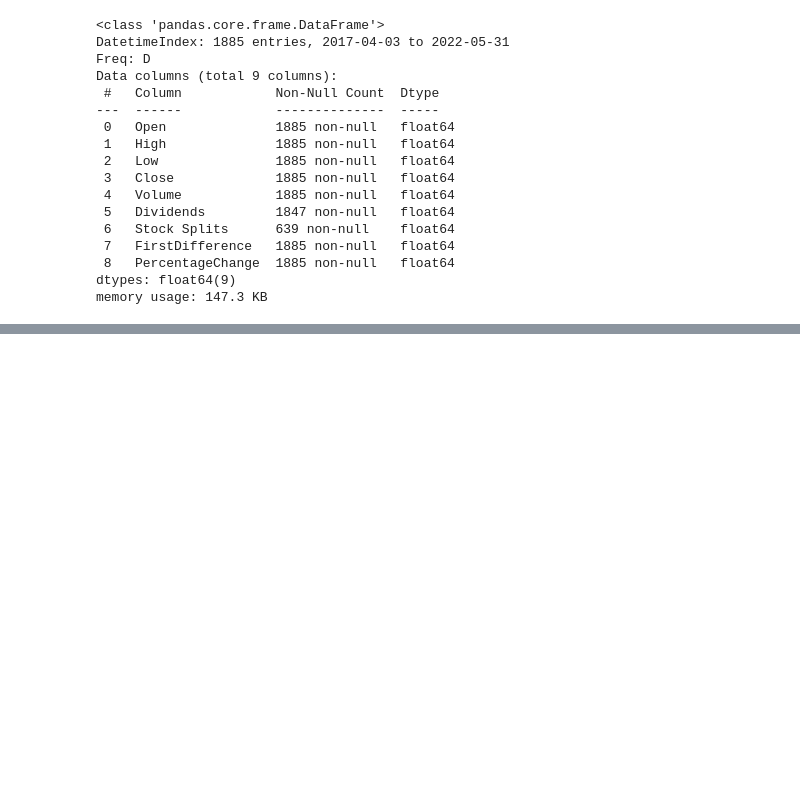
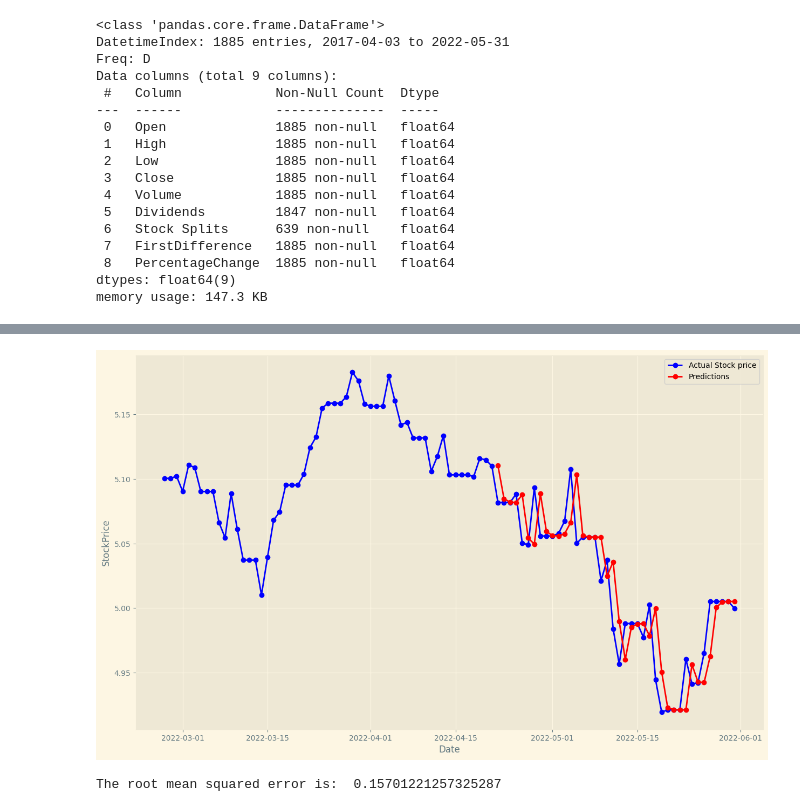
Before and after one commit to X99S5/Stock_Prediction_Model, a Jupyter notebook: Assignment.ipynb, the cells around one changed output, grey strips where cells are left out. Drawn from its saved outputs; the diff is of its cells as text; code cells hidden in the pictures; blank space fills up the shorter version.

```diff
--- a/Assignment.ipynb
+++ b/Assignment.ipynb
@@ -187 +263,35 @@ Warnings:
+# %%
+#close price prediction using SARIMAX
+trainData = tickerDfResample['Close'][0:1845]
+testData = pd.DataFrame(tickerDfResample['Close'][1845:])
+testData['Predictions'] = 0
+for i in range(len(testData)):
+    model = SARIMAX(trainData,order=(0,1,1))
+    modelFit = model.fit()
+
+    futureForcast = modelFit.forecast()
+    #futureForcast = np.mean(futureForcast)
+    testData['Predictions'][i]=futureForcast
+
+    trainData = trainData.append(testData['Close'][i:i+1])
+    trainData = trainData[1:]
+
+
+
+
+#plot for close price prediction
+plt.style.use('Solarize_Light2')
+plt.figure(figsize=(15,9))
+
+
+plt.plot(tickerDfResample['Close'][1790:],'-bo',label='Actual Stock price')
+plt.plot(testData['Predictions'],'-ro',label='Predictions')
+plt.legend()
+plt.xlabel("Date")
+plt.ylabel("StockPrice")
+plt.show()
+print("The root mean squared error is: ",np.sqrt(np.sum(np.square(testData['Close']-testData['Predictions']))))
+# %% [output]
+[figure, added]
+The root mean squared error is:  0.15701221257325287
 # %%
```
Also changed, not shown: parts of 17 cells of this notebook.
